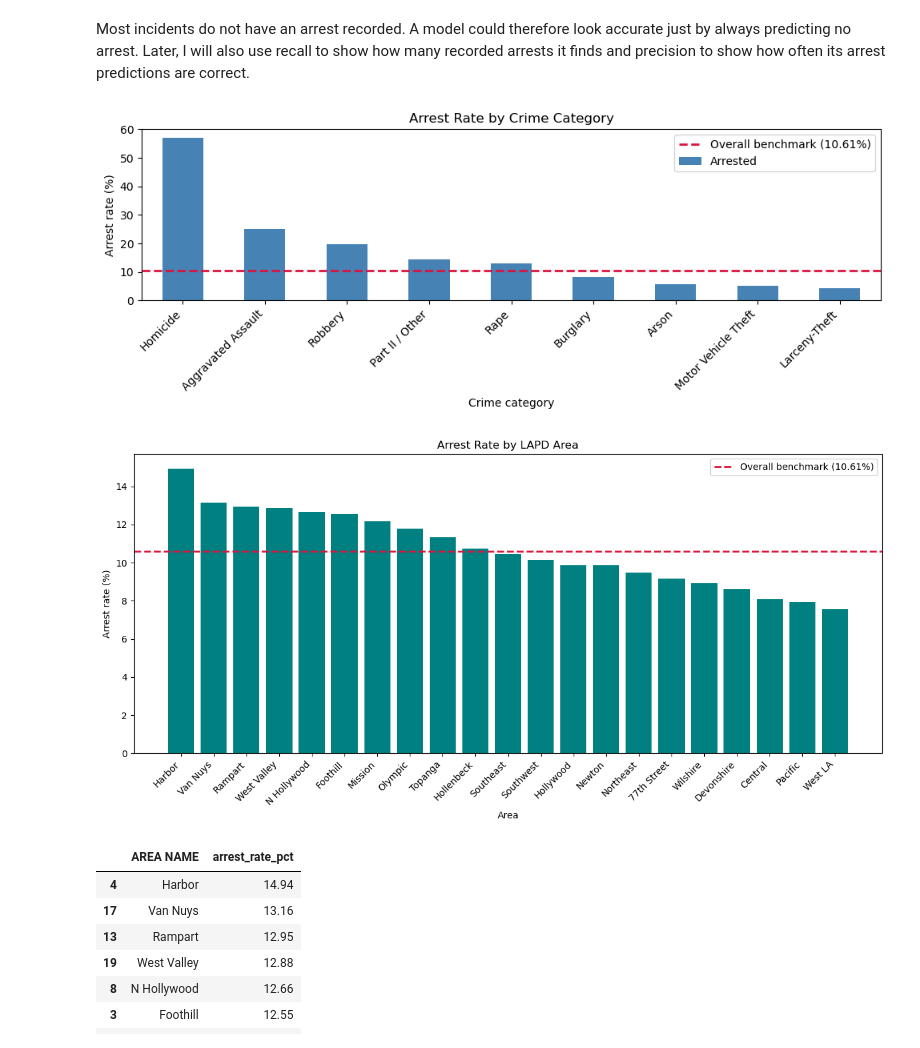
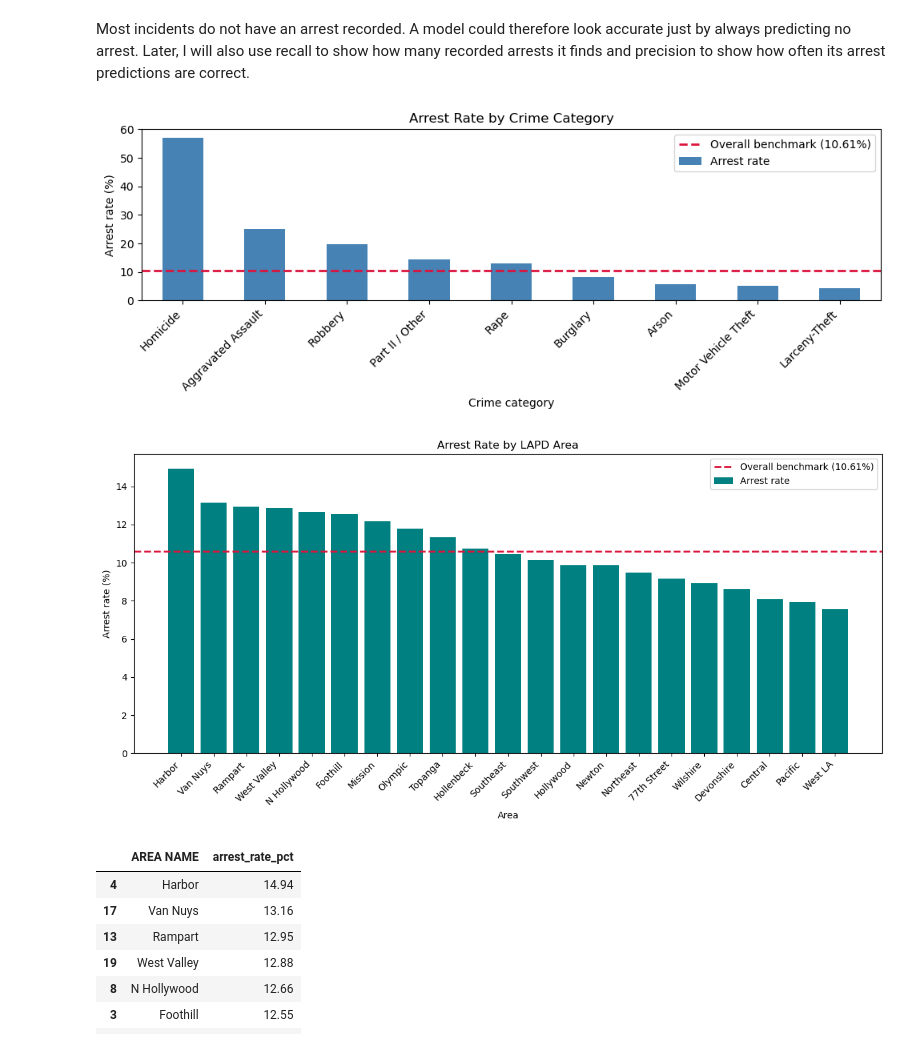
Before and after one commit to RayFuller/la_crime_capstone, a Jupyter notebook: notebooks/02_eda.ipynb, the cells around one changed output. Drawn from its saved outputs; the diff is of its cells as text; code cells hidden in the pictures.

Commit message:
Label plot legends in EDA figures

```diff
--- a/notebooks/02_eda.ipynb
+++ b/notebooks/02_eda.ipynb
@@ -145,7 +145,7 @@ arrest_rate_by_cat = (df.groupby('Crime Group')['Arrested']
                       .mul(100)
                       .sort_values(ascending=False))
 
-ax = arrest_rate_by_cat.plot(kind='bar', figsize=(10, 4), color='steelblue')
+ax = arrest_rate_by_cat.plot(kind='bar', figsize=(10, 4), color='steelblue', label='Arrest rate')
 ax.axhline(overall_arrest_rate, color='crimson', linestyle='--', linewidth=2,
            label=f'Overall benchmark ({overall_arrest_rate:.2f}%)')
 ax.set_title('Arrest Rate by Crime Category')
@@ -158,7 +158,7 @@ plt.savefig('../images/arrest_rate_by_crime_category.png', dpi=300,
             bbox_inches='tight')
 plt.show()
 # %% [output]
-[figure, old version]
+[figure, new version]
 # %%
 # calculate the arrest rate for each police area
 area_rates = df.groupby('AREA NAME')[['Arrested']].mean()
@@ -168,25 +168,25 @@ order_mode = 'sorted'
 # %%
 # plot police area rates against the overall arrest rate
 if order_mode == 'sorted':
     area_plot = area_rates.sort_values(by='arrest_rate_pct', ascending=False)
 else:
     area_plot = area_rates.sort_values(by='AREA NAME')
 
 fig, ax = plt.subplots(figsize=(12, 6))
-ax.bar(area_plot['AREA NAME'], area_plot['arrest_rate_pct'], color='teal')
+ax.bar(area_plot['AREA NAME'], area_plot['arrest_rate_pct'], color='teal', label='Arrest rate')
 ax.axhline(overall_arrest_rate, color='crimson', linestyle='--', linewidth=2,
            label=f'Overall benchmark ({overall_arrest_rate:.2f}%)')
 ax.set_title('Arrest Rate by LAPD Area')
 ax.set_xlabel('Area')
 ax.set_ylabel('Arrest rate (%)')
 ax.legend()
 plt.xticks(rotation=45, ha='right')
 plt.tight_layout()
 plt.savefig(f'../images/arrest_rate_by_area_{order_mode}.png', dpi=300,
             bbox_inches='tight')
 plt.show()
 # %% [output]
-[figure, old version]
+[figure, new version]
 # %%
 # show police area rates rounded to two decimal places
 area_plot[['AREA NAME', 'arrest_rate_pct']].round(2)
```
Also changed, not shown: parts of 5 cells of this notebook, 8 other files.
